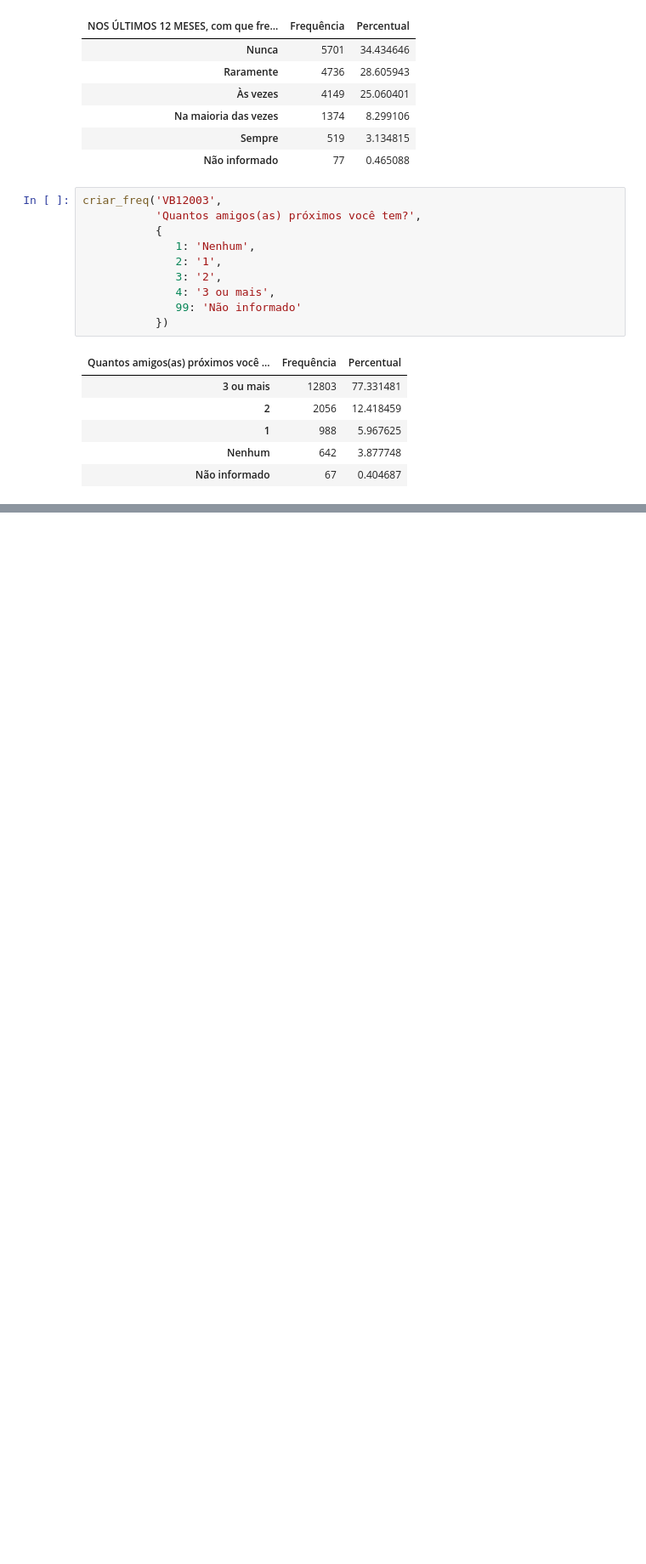
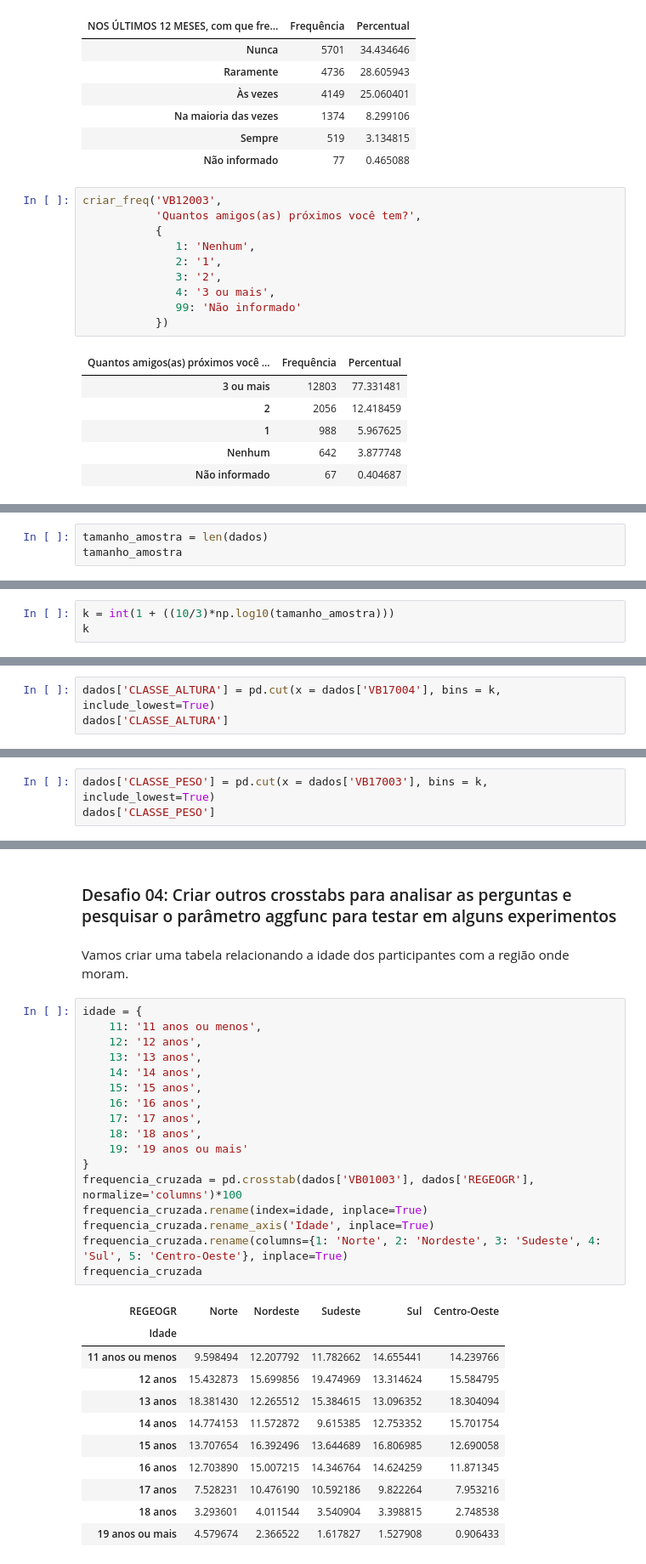
Before and after one commit to silviacfreitas/BootcampDataScienceAplicadaAlura, a Jupyter notebook: BootcampDSModulo03.ipynb, the cells around one changed output, grey strips where cells are left out. Shown at 85% size. Cells and saved outputs as stored; diff of their text form; blank space fills up the shorter version.

```diff
--- a/BootcampDSModulo03.ipynb
+++ b/BootcampDSModulo03.ipynb
@@ -373,0 +452,3 @@ criar_freq('VB12003',
+# %%
+tamanho_amostra = len(dados)
+tamanho_amostra
@@ -373,0 +457,3 @@ criar_freq('VB12003',
+# %%
+k = int(1 + ((10/3)*np.log10(tamanho_amostra)))
+k
@@ -373,0 +462,3 @@ criar_freq('VB12003',
+# %%
+dados['CLASSE_ALTURA'] = pd.cut(x = dados['VB17004'], bins = k, include_lowest=True)
+dados['CLASSE_ALTURA']
@@ -373,0 +505,3 @@ criar_freq('VB12003',
+# %%
+dados['CLASSE_PESO'] = pd.cut(x = dados['VB17003'], bins = k, include_lowest=True)
+dados['CLASSE_PESO']
@@ -373,0 +597,33 @@ criar_freq('VB12003',
+# %% [markdown]
+### Desafio 04: Criar outros crosstabs para analisar as perguntas e pesquisar o parâmetro aggfunc para testar em alguns experimentos
+# %% [markdown]
+Vamos criar uma tabela relacionando a idade dos participantes com a região onde moram.
+# %%
+idade = {
+    11: '11 anos ou menos',
+    12: '12 anos',
+    13: '13 anos',
+    14: '14 anos',
+    15: '15 anos',
+    16: '16 anos',
+    17: '17 anos',
+    18: '18 anos',
+    19: '19 anos ou mais'
+}
+frequencia_cruzada = pd.crosstab(dados['VB01003'], dados['REGEOGR'], normalize='columns')*100
+frequencia_cruzada.rename(index=idade, inplace=True)
+frequencia_cruzada.rename_axis('Idade', inplace=True)
+frequencia_cruzada.rename(columns={1: 'Norte', 2: 'Nordeste', 3: 'Sudeste', 4: 'Sul', 5: 'Centro-Oeste'}, inplace=True)
+frequencia_cruzada
+# %% [output]
+| REGEOGR | Norte | Nordeste | Sudeste | Sul | Centro-Oeste |
+| Idade |  |  |  |  |  |
+| 11 anos ou menos | 9.598494 | 12.207792 | 11.782662 | 14.655441 | 14.239766 |
+| 12 anos | 15.432873 | 15.699856 | 19.474969 | 13.314624 | 15.584795 |
+| 13 anos | 18.381430 | 12.265512 | 15.384615 | 13.096352 | 18.304094 |
+| 14 anos | 14.774153 | 11.572872 | 9.615385 | 12.753352 | 15.701754 |
+| 15 anos | 13.707654 | 16.392496 | 13.644689 | 16.806985 | 12.690058 |
+| 16 anos | 12.703890 | 15.007215 | 14.346764 | 14.624259 | 11.871345 |
+| 17 anos | 7.528231 | 10.476190 | 10.592186 | 9.822264 | 7.953216 |
+| 18 anos | 3.293601 | 4.011544 | 3.540904 | 3.398815 | 2.748538 |
+| 19 anos ou mais | 4.579674 | 2.366522 | 1.617827 | 1.527908 | 0.906433 |
```
Also changed, not shown: parts of 36 cells of this notebook.
